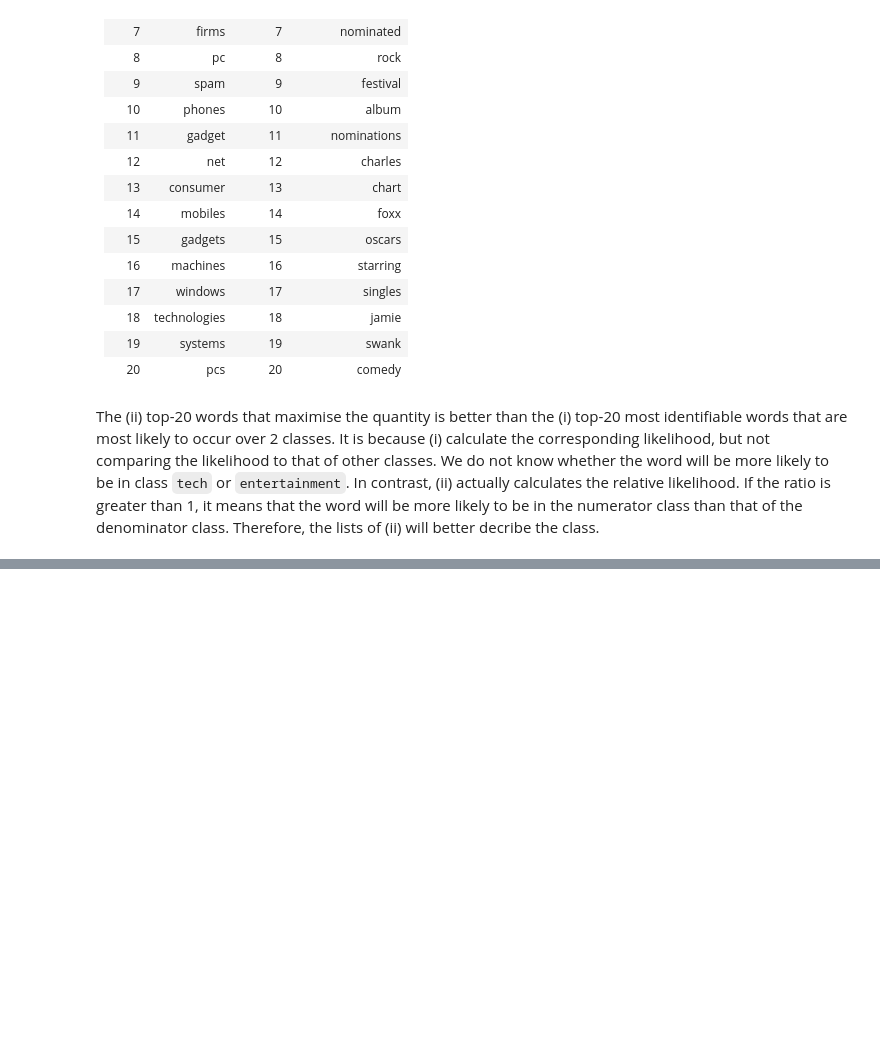
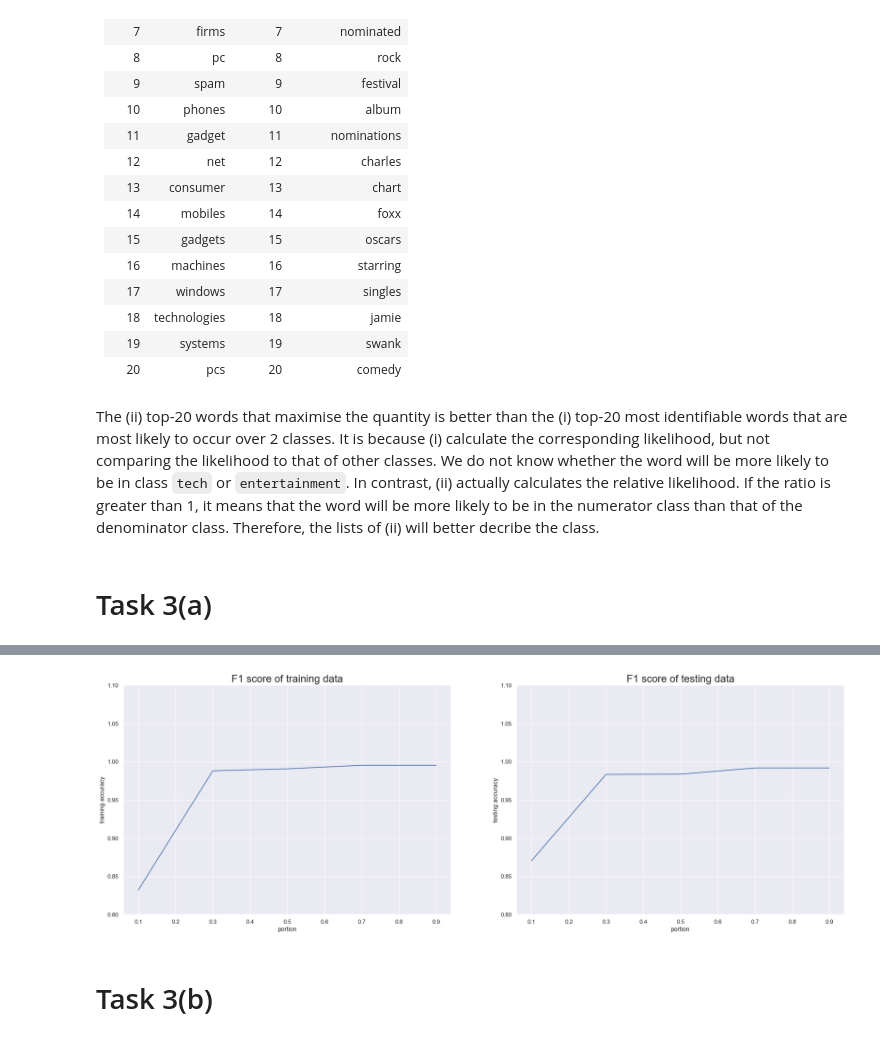
Before and after one commit to mattalajas/Assignment-3-Group-11, a Jupyter notebook: Model_Classification.ipynb, the cells around one changed output, grey strips where cells are left out. Cells and saved outputs as stored; diff of their text form; code cells hidden in the pictures; blank space fills up the shorter version.

```diff
--- a/Model_Classification.ipynb
+++ b/Model_Classification.ipynb
@@ -186,8 +106,7 @@ import math
 nb_classifier = MultinomialNB(alpha = 1.0, fit_prior = True)
 
 # Fit data to classifier
-nb_classifier.fit(prep_X_train_count, Y)
-#print(type(prep_X_train_count))
+nb_classifier.fit(prep_X_train_count, Y_train)
 
 # Get log-likelihood of features given a class, i.e. P(x_i|y)
 log_like_class0 = nb_classifier.feature_log_prob_[0]
@@ -228,6 +147,9 @@ print(top20_ratio_class0)
 print(top20_ratio_class1)
 
 
+
+
+
 ##########################################################################
 #                              TO BE DELETED                             #
 ##########################################################################
@@ -238,7 +160,7 @@ print(top20_ratio_class1)
 #print(nb_classifier.predict(prep_X_test_count))
 
 # Get
-#nb_classifier.score(prep_X_test_count, Y_test)
+# nb_classifier.score(prep_X_test_count, Y_test)
 
 # [instance 1:[probability of 0  probability of 1]]
 # [instance 2:[probability of 0 probability of 1]]
@@ -317,3 +239,72 @@ $\begin{align*}
 |20|pcs||20|comedy|
 # %% [markdown]
 The (ii) top-20 words that maximise the quantity is better than the (i) top-20 most identifiable words that are most likely to occur over 2 classes. It is because (i) calculate the corresponding likelihood, but not comparing the likelihood to that of other classes. We do not know whether the word will be more likely to be in class `tech` or `entertainment`. In contrast, (ii) actually calculates the relative likelihood. If the ratio is greater than 1, it means that the word will be more likely to be in the numerator class than that of the denominator class. Therefore, the lists of (ii) will better decribe the class.
+# %% [markdown]
+# Task 3(a)
+# %%
+from sklearn.metrics import f1_score
+
+
+# alpha = 1.0 ==> Laplace Smoothing; not perfectly balanced data ==> fit_prior = TRUE
+nb_classifier = MultinomialNB(alpha = 1.0, fit_prior = True)
+
+# Fit data to classifier
+nb_classifier.fit(prep_X_train_count, Y_train)
+
+
+# Fit m portion and train 5 nb models
+# Divide portion
+def train_nb_models(m, prep_X_train_count):
+    nb_models = []
+    for portion in m:
+        training_data = prep_X_train_count[:round(portion * prep_X_train_count.shape[0])]
+        training_class = Y_train[:round(portion * Y_train.shape[0])]
+        nb_classifier = MultinomialNB(alpha = 1.0, fit_prior = True)
+        nb_classifier.fit(training_data, training_class)
+        nb_models.append(nb_classifier)
+    return nb_models
+
+
+def get_f1_score(m, nb_models, training_X, training_Y, testing_X, testing_Y):
+    training_f1_list = []
+    testing_f1_list = []
+
+    for i in range(len(m)):
+        training_prediction = nb_models[i].predict(training_X)
+        testing_prediction = nb_models[i].predict(testing_X)
+
+        training_f1 = f1_score(training_Y, training_prediction)
+        testing_f1 = f1_score(testing_Y, testing_prediction)
+
+        training_f1_list.append(training_f1)
+        testing_f1_list.append(testing_f1)
+
+    return (training_f1_list, testing_f1_list)
+
+def plot_curve(dataframe):
+
+    fig, ax = plt.subplots(ncols=2, figsize=(25, 8))
+
+    ax[0] = sns.lineplot(data=dataframe, x = "portion", y="training accuracy", ax = ax[0])
+    ax[0].set(ylim=(0.8, 1.1))
+    ax[0].set_title('F1 score of training data', fontsize=20)
+
+    ax[1] = sns.lineplot(data=dataframe, x = "portion", y="testing accuracy", ax = ax[1])
+    ax[1].set(ylim=(0.8, 1.1))
+    ax[1].set_title('F1 score of testing data' ,fontsize=20)
+
+
+def main():
+    m = [0.1, 0.3, 0.5, 0.7, 0.9]
+    test_X_count = prep_X_count[428:]
+    nb_models = train_nb_models(m, prep_X_train_count)
+    training_f1, testing_f1 = get_f1_score(m, nb_models, prep_X_train_count, Y_train, test_X_count, Y_test)
+
+    f1 = {"portion":m, "training accuracy":training_f1, "testing accuracy":testing_f1}
+    f1 = pd.DataFrame(data=f1, index = m)
+    print(f1)
+
+    plot_curve(f1)
+
+main()
+# %% [output]
@@ -319,0 +317,3 @@ The (ii) top-20 words that maximise the quantity is better than the (i) top-20 m
+[figure, added]
+# %% [markdown]
+# Task 3(b)
```
Also changed, not shown: parts of 7 cells of this notebook.
